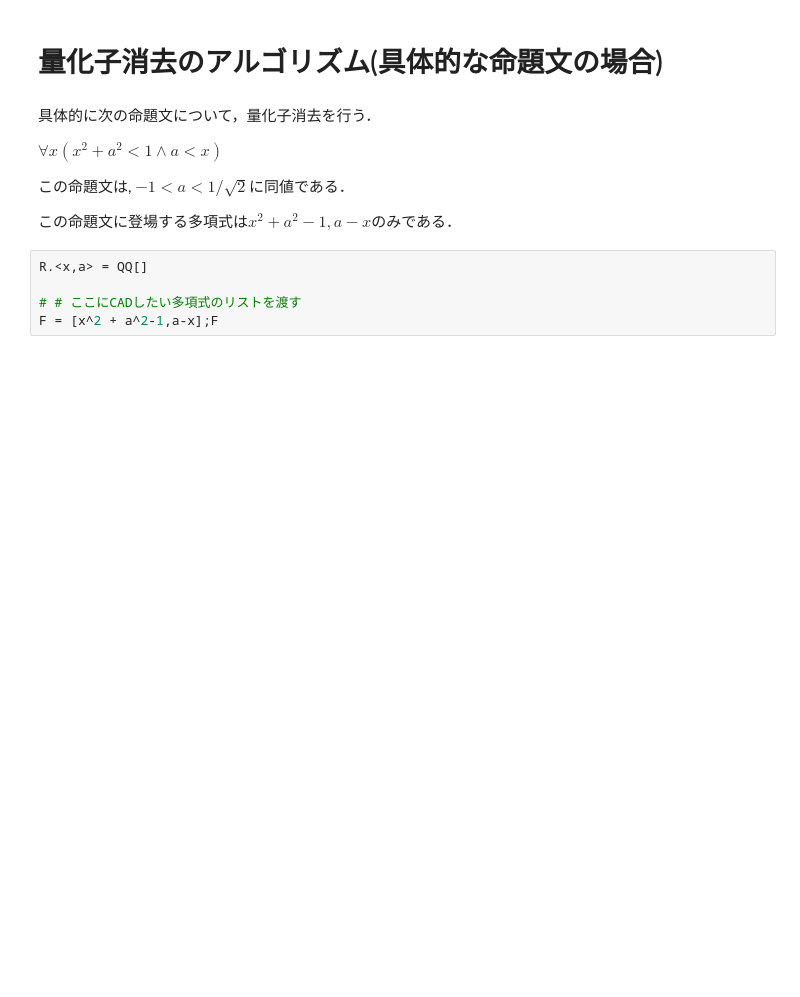
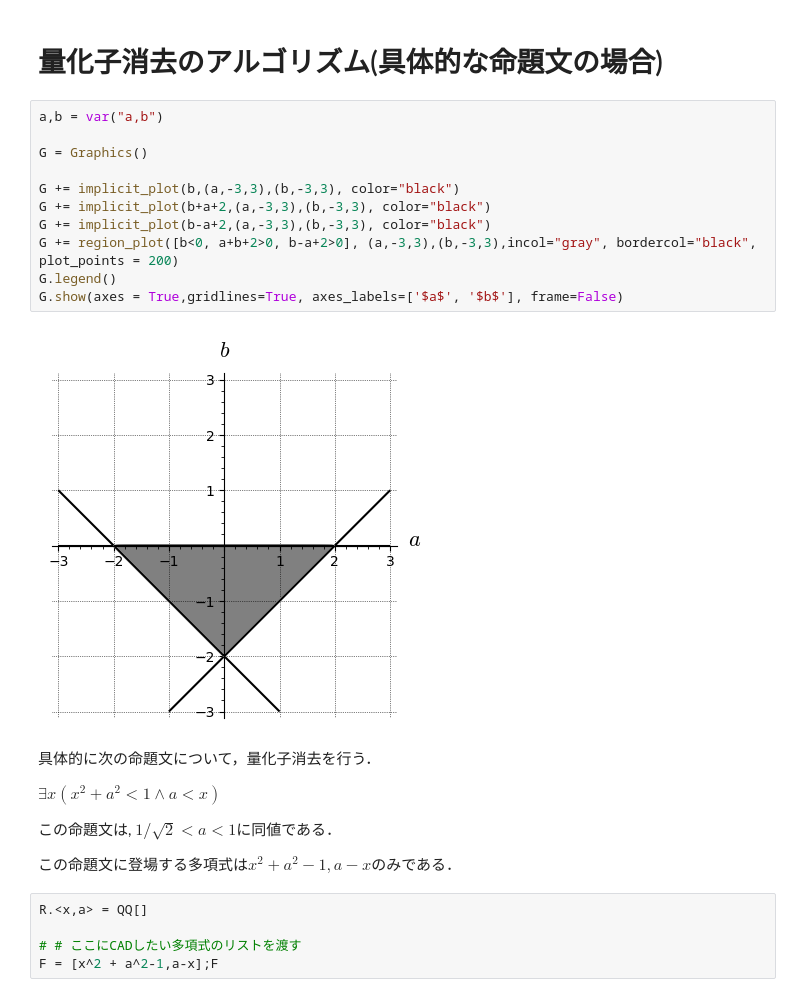
Before and after one commit to let708708/SemiAlgebraicGeometry, a Jupyter notebook: CAD/SampleQE.ipynb, the cells around one changed output. Drawn from its saved outputs; the diff is of its cells as text; blank space fills up the shorter version.

```diff
--- a/CAD/SampleQE.ipynb
+++ b/CAD/SampleQE.ipynb
@@ -1,11 +1,24 @@
 # %% [markdown]
 # 量化子消去のアルゴリズム(具体的な命題文の場合)
+# %%
+a,b = var("a,b")
+
+G = Graphics()
+
+G += implicit_plot(b,(a,-3,3),(b,-3,3), color="black")
+G += implicit_plot(b+a+2,(a,-3,3),(b,-3,3), color="black")
+G += implicit_plot(b-a+2,(a,-3,3),(b,-3,3), color="black")
+G += region_plot([b<0, a+b+2>0, b-a+2>0], (a,-3,3),(b,-3,3),incol="gray", bordercol="black", plot_points = 200)
+G.legend()
+G.show(axes = True,gridlines=True, axes_labels=['$a$', '$b$'], frame=False)
+# %% [output]
+[figure, added]
 # %% [markdown]
 具体的に次の命題文について，量化子消去を行う．
 
-$\forall x (x^2 + a^2 < 1 \land a < x)$
+$\exists x (x^2 + a^2 < 1 \land a < x)$
 
-この命題文は, $-1<a<1/\sqrt{2}$に同値である．
+この命題文は, $1/\sqrt{2}<a<1$に同値である．
 
 この命題文に登場する多項式は$x^2 + a^2 - 1, a-x$のみである．
 # %%
```
Also changed, not shown: parts of 3 cells of this notebook, 2 other files.
